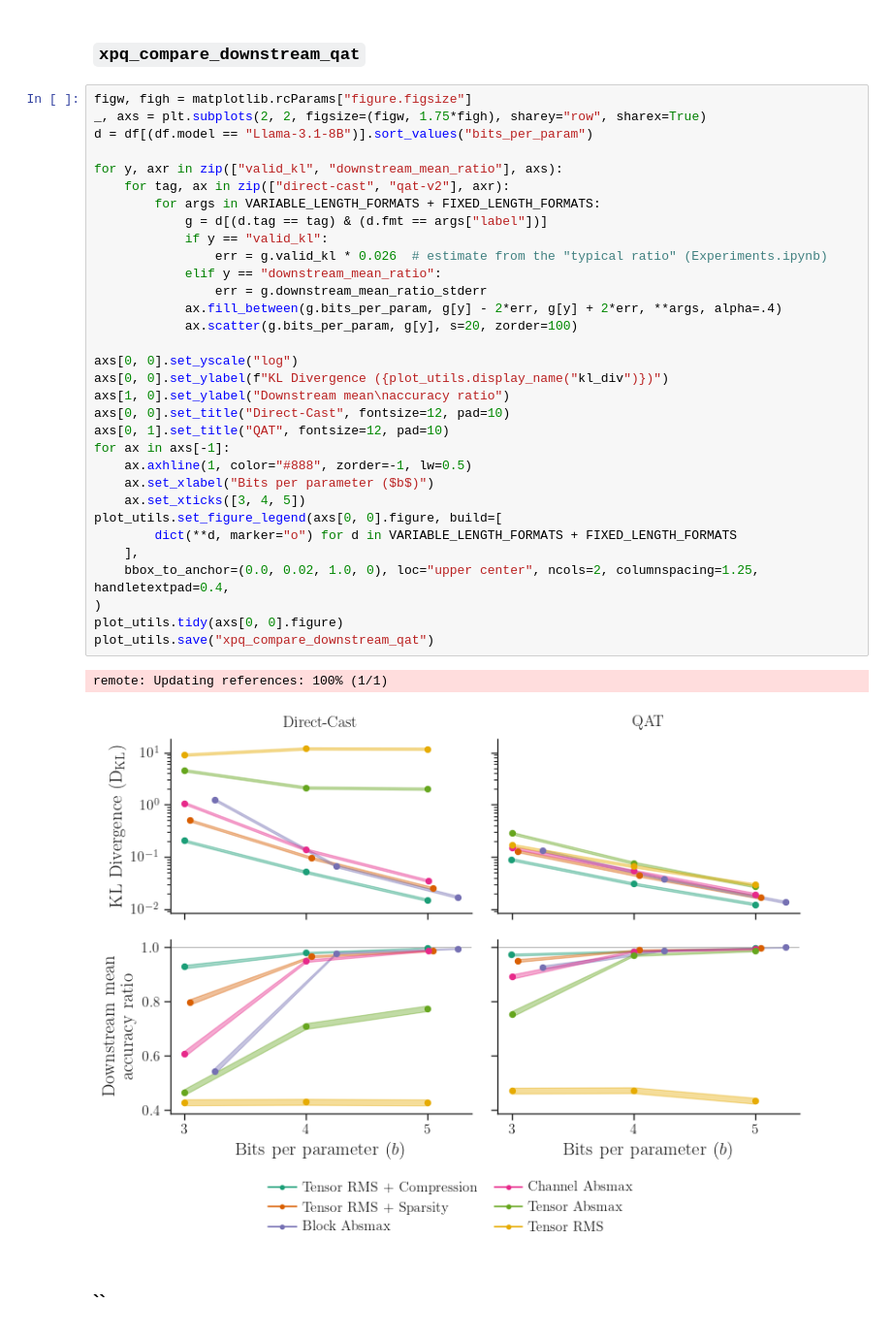
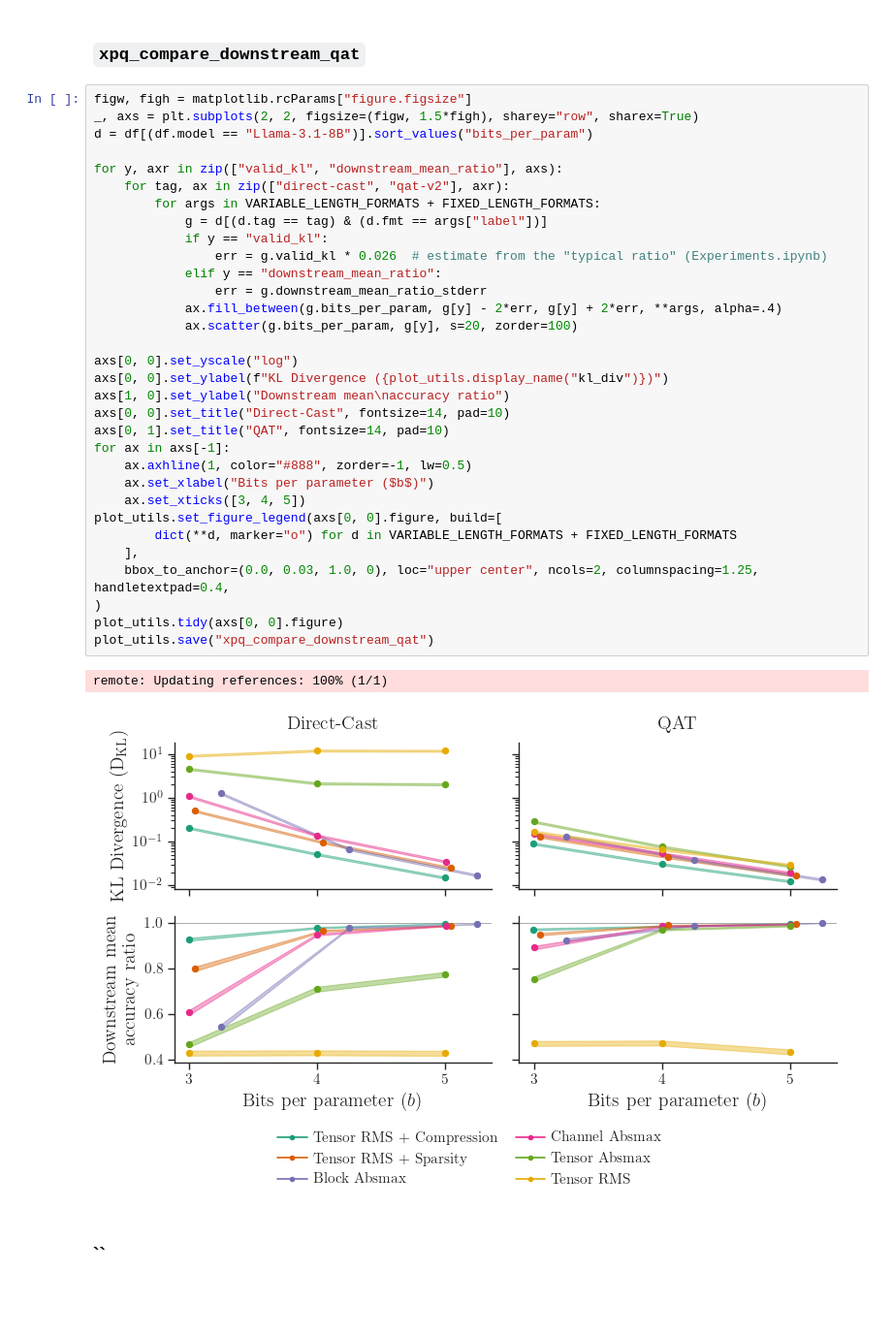
Before and after one commit to graphcore-research/optimal-weight-formats, a Jupyter notebook: paper/QAT.ipynb, the cells around one changed output. Shown: that part at 97% size. Saved outputs shown, nothing was run; the diff lists cells and outputs as text; blank space fills up the shorter version.

Commit message:
Minor: tweak figure

```diff
--- a/paper/QAT.ipynb
+++ b/paper/QAT.ipynb
@@ -162,39 +162,39 @@ remote: Updating references: 100% (1/1)
 ### `xpq_compare_downstream_qat`
 # %%
 figw, figh = matplotlib.rcParams["figure.figsize"]
-_, axs = plt.subplots(2, 2, figsize=(figw, 1.75*figh), sharey="row", sharex=True)
+_, axs = plt.subplots(2, 2, figsize=(figw, 1.5*figh), sharey="row", sharex=True)
 d = df[(df.model == "Llama-3.1-8B")].sort_values("bits_per_param")
 
 for y, axr in zip(["valid_kl", "downstream_mean_ratio"], axs):
     for tag, ax in zip(["direct-cast", "qat-v2"], axr):
         for args in VARIABLE_LENGTH_FORMATS + FIXED_LENGTH_FORMATS:
             g = d[(d.tag == tag) & (d.fmt == args["label"])]
             if y == "valid_kl":
                 err = g.valid_kl * 0.026  # estimate from the "typical ratio" (Experiments.ipynb)
             elif y == "downstream_mean_ratio":
                 err = g.downstream_mean_ratio_stderr
             ax.fill_between(g.bits_per_param, g[y] - 2*err, g[y] + 2*err, **args, alpha=.4)
             ax.scatter(g.bits_per_param, g[y], s=20, zorder=100)
 
 axs[0, 0].set_yscale("log")
 axs[0, 0].set_ylabel(f"KL Divergence ({plot_utils.display_name("kl_div")})")
 axs[1, 0].set_ylabel("Downstream mean\naccuracy ratio")
-axs[0, 0].set_title("Direct-Cast", fontsize=12, pad=10)
-axs[0, 1].set_title("QAT", fontsize=12, pad=10)
+axs[0, 0].set_title("Direct-Cast", fontsize=14, pad=10)
+axs[0, 1].set_title("QAT", fontsize=14, pad=10)
 for ax in axs[-1]:
     ax.axhline(1, color="#888", zorder=-1, lw=0.5)
     ax.set_xlabel("Bits per parameter ($b$)")
     ax.set_xticks([3, 4, 5])
 plot_utils.set_figure_legend(axs[0, 0].figure, build=[
         dict(**d, marker="o") for d in VARIABLE_LENGTH_FORMATS + FIXED_LENGTH_FORMATS
     ],
-    bbox_to_anchor=(0.0, 0.02, 1.0, 0), loc="upper center", ncols=2, columnspacing=1.25, handletextpad=0.4,
+    bbox_to_anchor=(0.0, 0.03, 1.0, 0), loc="upper center", ncols=2, columnspacing=1.25, handletextpad=0.4,
 )
 plot_utils.tidy(axs[0, 0].figure)
 plot_utils.save("xpq_compare_downstream_qat")
 # %% [output]
 remote: Updating references: 100% (1/1)
-[figure, old version]
+[figure, new version]
 # %% [markdown]
 ### ``
 # %%
```
